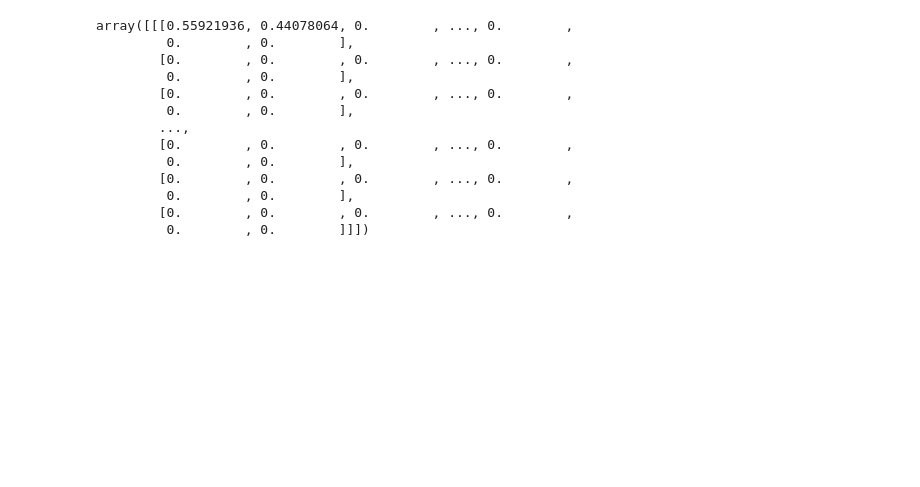
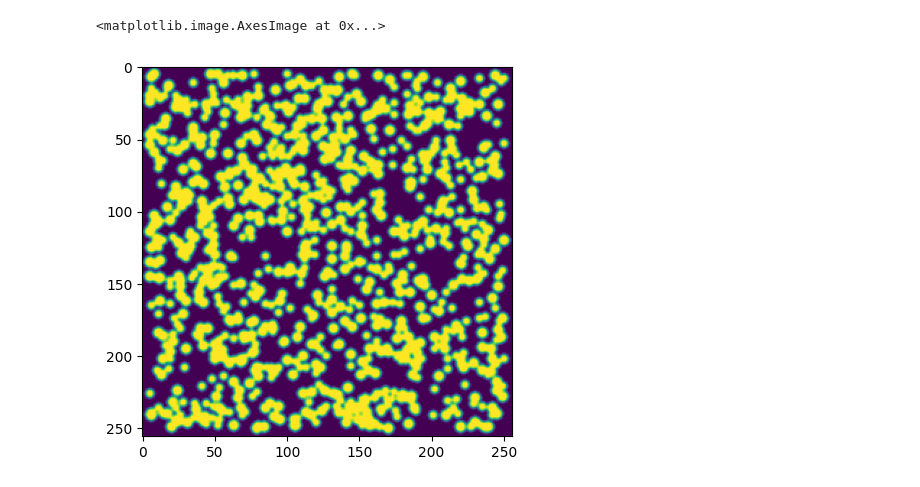
Before and after one commit to cnpem/harpia, a Jupyter notebook: tests_python/test.ipynb, the cells around one changed output. Drawn from its saved outputs; the diff is of its cells as text; code cells hidden in the pictures; blank space fills up the shorter version.

```diff
--- a/tests_python/test.ipynb
+++ b/tests_python/test.ipynb
@@ -64,7 +64,7 @@ def contiguous(array: np.ndarray ) -> np.ndarray:
 z,y,x = 1,256,256
 img2d = create_circles(width=x,height=y)
 img = contiguous((np.stack([img2d] * z, axis=0)).reshape(z,y,x))
-out = np.ascontiguousarray(np.zeros_like(img).astype(np.uint32))
+out = np.ascontiguousarray(np.zeros_like(img).astype(np.float32))
 # %%
 plt.imshow(img[0])
 # %% [output]
@@ -75,16 +77,5 @@ quantification.compute_volume(img,out,y,x,z)
-# %%
-out/(x*y*z)
-# %% [output]
-array([[[0.55921936, 0.44078064, 0.        , ..., 0.        ,
-         0.        , 0.        ],
-        [0.        , 0.        , 0.        , ..., 0.        ,
-         0.        , 0.        ],
-        [0.        , 0.        , 0.        , ..., 0.        ,
-         0.        , 0.        ],
-        ...,
-        [0.        , 0.        , 0.        , ..., 0.        ,
-         0.        , 0.        ],
-        [0.        , 0.        , 0.        , ..., 0.        ,
-         0.        , 0.        ],
-        [0.        , 0.        , 0.        , ..., 0.        ,
-         0.        , 0.        ]]])
+# %%
+plt.imshow(out[0])
+# %% [output]
+<matplotlib.image.AxesImage at 0x...>
+[figure, added]
```
Also changed, not shown: parts of 2 cells of this notebook, 24 other files.
